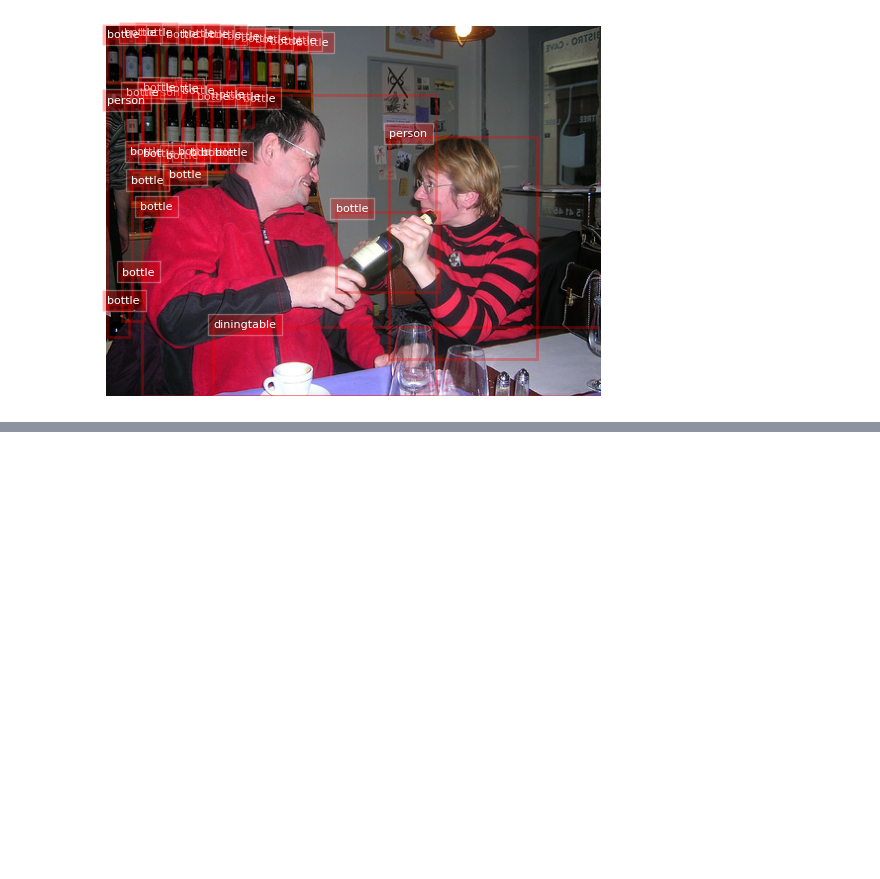
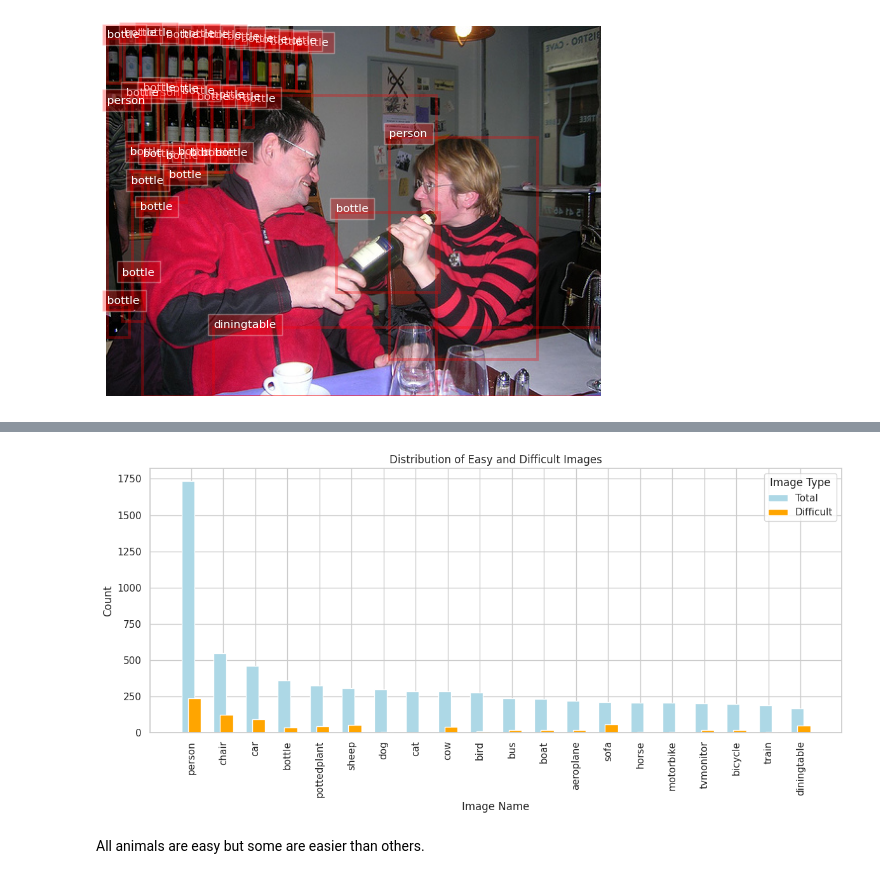
Before and after one commit to boapps/deeplearning-homework, a Jupyter notebook: data_analysis.ipynb, the cells around one changed output, grey strips where cells are left out. Saved outputs shown, nothing was run; the diff lists cells and outputs as text; code cells hidden in the pictures; blank space fills up the shorter version.

Commit message:
add difficulty statistics

```diff
--- a/data_analysis.ipynb
+++ b/data_analysis.ipynb
@@ -256,0 +308,32 @@ plot_image_with_segments(img, segmentation_data)
+# %%
+total_counts = df_object['name'].value_counts()
+difficult_counts = df_object[df_object['difficult'] == 1]['name'].value_counts()
+
+plot_data = pd.DataFrame({
+    'Total': total_counts,
+    'Difficult': difficult_counts.reindex(total_counts.index, fill_value=0)
+})
+
+plot_data.reset_index(inplace=True)
+plot_data.columns = ['Image Name', 'Total', 'Difficult']
+
+plt.figure(figsize=(12, 6))
+
+bar_width = 0.4
+index = np.arange(len(plot_data['Image Name']))
+
+plt.bar(index, plot_data['Total'], width=bar_width, label='Total', color='lightblue')
+
+plt.bar(index + (bar_width / 2), plot_data['Difficult'], width=bar_width, label='Difficult', color='orange')
+
+plt.xticks(index + (bar_width / 4), plot_data['Image Name'], rotation=90)
+plt.title('Distribution of Easy and Difficult Images')
+plt.xlabel('Image Name')
+plt.ylabel('Count')
+plt.legend(title='Image Type')
+plt.tight_layout()
+plt.show()
+# %% [output]
+[figure, added]
+# %% [markdown]
+All animals are easy but some are easier than others.
```
Also changed, not shown: parts of 6 cells of this notebook.
